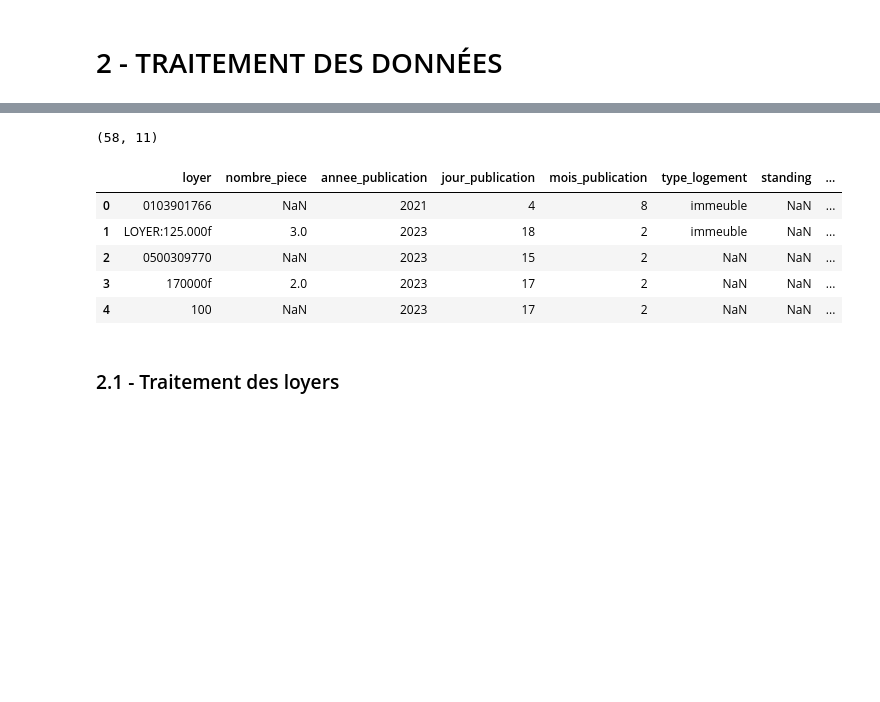
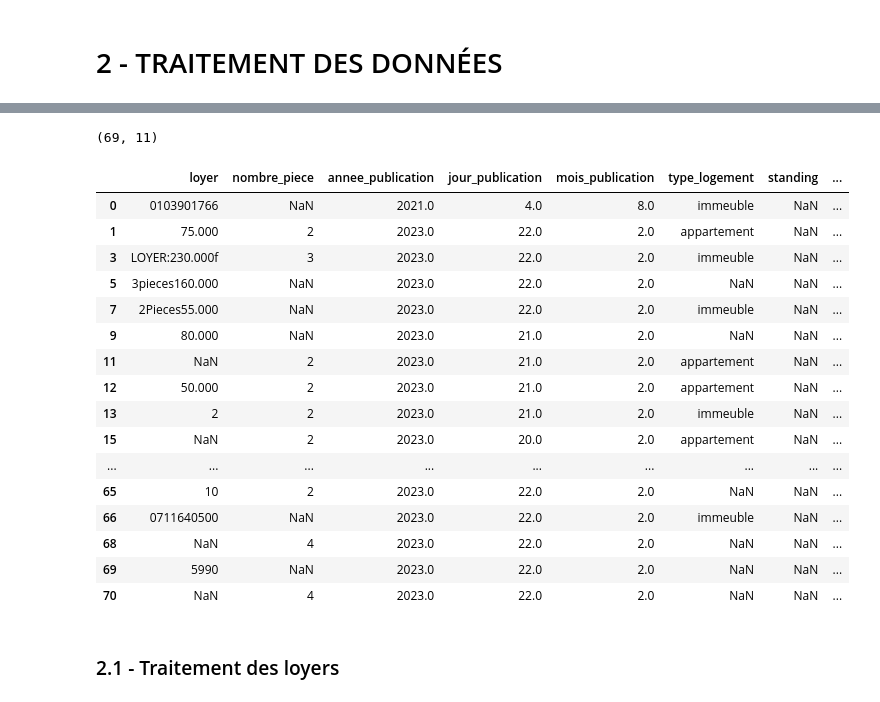
Before and after one commit to hermann225-zrouama/loyer_scrapping, a Jupyter notebook: scrapinator.ipynb, the cells around one changed output, grey strips where cells are left out. Saved outputs shown, nothing was run; the diff lists cells and outputs as text; code cells hidden in the pictures; blank space fills up the shorter version.

```diff
--- a/scrapinator.ipynb
+++ b/scrapinator.ipynb
@@ -82,16 +82,27 @@ df.head()
 # %%
 # supprimer les lignes ou les colonnes loyer nombre_piece type_logement sont nulles en même temps
-df = df.dropna(subset=['loyer', 'nombre_piece', 'type_logement'], how='all')
+df = df.dropna(subset=['loyer', 'nombre_piece'], how='all')
 print(df.shape)
-df.head()
+df.head(50)
 # %% [output]
-(58, 11)
+(69, 11)
 |  | loyer | nombre_piece | annee_publication | jour_publication | mois_publication | type_logement | standing | ... |
-| 0 | 0103901766 | NaN | 2021 | 4 | 8 | immeuble | NaN | ... |
-| 1 | LOYER:125.000f | 3.0 | 2023 | 18 | 2 | immeuble | NaN | ... |
-| 2 | 0500309770 | NaN | 2023 | 15 | 2 | NaN | NaN | ... |
-| 3 | 170000f | 2.0 | 2023 | 17 | 2 | NaN | NaN | ... |
-| 4 | 100 | NaN | 2023 | 17 | 2 | NaN | NaN | ... |
+| 0 | 0103901766 | NaN | 2021.0 | 4.0 | 8.0 | immeuble | NaN | ... |
+| 1 | 75.000 | 2 | 2023.0 | 22.0 | 2.0 | appartement | NaN | ... |
+| 3 | LOYER:230.000f | 3 | 2023.0 | 22.0 | 2.0 | immeuble | NaN | ... |
+| 5 | 3pieces160.000 | NaN | 2023.0 | 22.0 | 2.0 | NaN | NaN | ... |
+| 7 | 2Pieces55.000 | NaN | 2023.0 | 22.0 | 2.0 | immeuble | NaN | ... |
+| 9 | 80.000 | NaN | 2023.0 | 21.0 | 2.0 | NaN | NaN | ... |
+| 11 | NaN | 2 | 2023.0 | 21.0 | 2.0 | appartement | NaN | ... |
+| 12 | 50.000 | 2 | 2023.0 | 21.0 | 2.0 | appartement | NaN | ... |
+| 13 | 2 | 2 | 2023.0 | 21.0 | 2.0 | immeuble | NaN | ... |
+| 15 | NaN | 2 | 2023.0 | 20.0 | 2.0 | appartement | NaN | ... |
+| ... | ... | ... | ... | ... | ... | ... | ... | ... |
+| 65 | 10 | 2 | 2023.0 | 22.0 | 2.0 | NaN | NaN | ... |
+| 66 | 0711640500 | NaN | 2023.0 | 22.0 | 2.0 | immeuble | NaN | ... |
+| 68 | NaN | 4 | 2023.0 | 22.0 | 2.0 | NaN | NaN | ... |
+| 69 | 5990 | NaN | 2023.0 | 22.0 | 2.0 | NaN | NaN | ... |
+| 70 | NaN | 4 | 2023.0 | 22.0 | 2.0 | NaN | NaN | ... |
 # %% [markdown]
 ### 2.1 - Traitement des loyers
 # %%
```
Also changed, not shown: parts of 13 cells of this notebook, 10 other files.
